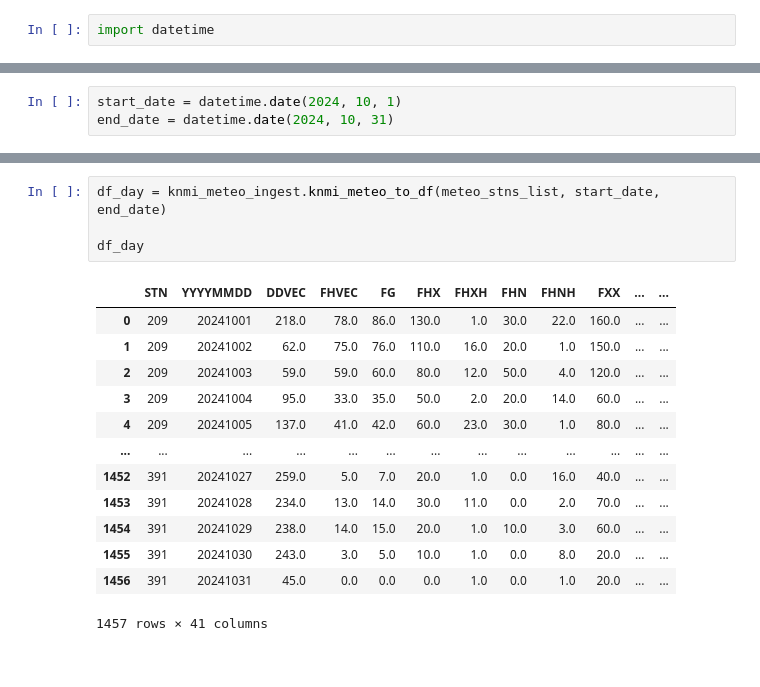
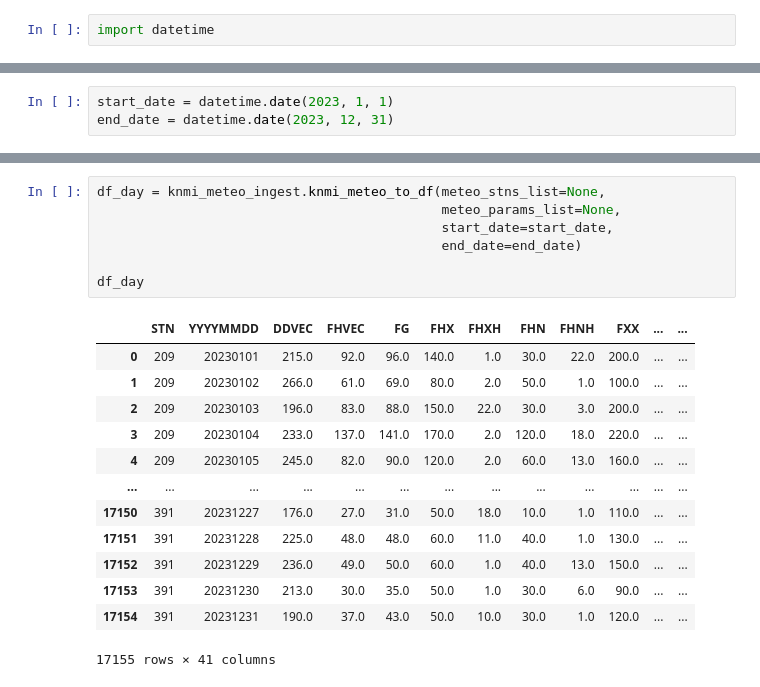
Before and after one commit to tomrooijakkers/data-science-portfolio, a Jupyter notebook: knmi-weather/knmi_test_notebook.ipynb, the cells around one changed output, grey strips where cells are left out. Saved outputs shown, nothing was run; the diff lists cells and outputs as text.

```diff
--- a/knmi-weather/knmi_test_notebook.ipynb
+++ b/knmi-weather/knmi_test_notebook.ipynb
@@ -7,3 +7,3 @@ import knmiclasses
 # %%
-start_date = datetime.date(2024, 10, 1)
-end_date = datetime.date(2024, 10, 31)
+start_date = datetime.date(2023, 1, 1)
+end_date = datetime.date(2023, 12, 31)
@@ -24,18 +19,21 @@ Success.
 # %%
-df_day = knmi_meteo_ingest.knmi_meteo_to_df(meteo_stns_list, start_date, end_date)
+df_day = knmi_meteo_ingest.knmi_meteo_to_df(meteo_stns_list=None,
+                                            meteo_params_list=None,
+                                            start_date=start_date,
+                                            end_date=end_date)
 
 df_day
 # %% [output]
 |  | STN | YYYYMMDD | DDVEC | FHVEC | FG | FHX | FHXH | FHN | FHNH | FXX | ... | ... |
-| 0 | 209 | 20241001 | 218.0 | 78.0 | 86.0 | 130.0 | 1.0 | 30.0 | 22.0 | 160.0 | ... | ... |
-| 1 | 209 | 20241002 | 62.0 | 75.0 | 76.0 | 110.0 | 16.0 | 20.0 | 1.0 | 150.0 | ... | ... |
-| 2 | 209 | 20241003 | 59.0 | 59.0 | 60.0 | 80.0 | 12.0 | 50.0 | 4.0 | 120.0 | ... | ... |
-| 3 | 209 | 20241004 | 95.0 | 33.0 | 35.0 | 50.0 | 2.0 | 20.0 | 14.0 | 60.0 | ... | ... |
-| 4 | 209 | 20241005 | 137.0 | 41.0 | 42.0 | 60.0 | 23.0 | 30.0 | 1.0 | 80.0 | ... | ... |
+| 0 | 209 | 20230101 | 215.0 | 92.0 | 96.0 | 140.0 | 1.0 | 30.0 | 22.0 | 200.0 | ... | ... |
+| 1 | 209 | 20230102 | 266.0 | 61.0 | 69.0 | 80.0 | 2.0 | 50.0 | 1.0 | 100.0 | ... | ... |
+| 2 | 209 | 20230103 | 196.0 | 83.0 | 88.0 | 150.0 | 22.0 | 30.0 | 3.0 | 200.0 | ... | ... |
+| 3 | 209 | 20230104 | 233.0 | 137.0 | 141.0 | 170.0 | 2.0 | 120.0 | 18.0 | 220.0 | ... | ... |
+| 4 | 209 | 20230105 | 245.0 | 82.0 | 90.0 | 120.0 | 2.0 | 60.0 | 13.0 | 160.0 | ... | ... |
 | ... | ... | ... | ... | ... | ... | ... | ... | ... | ... | ... | ... | ... |
-| 1452 | 391 | 20241027 | 259.0 | 5.0 | 7.0 | 20.0 | 1.0 | 0.0 | 16.0 | 40.0 | ... | ... |
-| 1453 | 391 | 20241028 | 234.0 | 13.0 | 14.0 | 30.0 | 11.0 | 0.0 | 2.0 | 70.0 | ... | ... |
-| 1454 | 391 | 20241029 | 238.0 | 14.0 | 15.0 | 20.0 | 1.0 | 10.0 | 3.0 | 60.0 | ... | ... |
-| 1455 | 391 | 20241030 | 243.0 | 3.0 | 5.0 | 10.0 | 1.0 | 0.0 | 8.0 | 20.0 | ... | ... |
-| 1456 | 391 | 20241031 | 45.0 | 0.0 | 0.0 | 0.0 | 1.0 | 0.0 | 1.0 | 20.0 | ... | ... |
+| 17150 | 391 | 20231227 | 176.0 | 27.0 | 31.0 | 50.0 | 18.0 | 10.0 | 1.0 | 110.0 | ... | ... |
+| 17151 | 391 | 20231228 | 225.0 | 48.0 | 48.0 | 60.0 | 11.0 | 40.0 | 1.0 | 130.0 | ... | ... |
+| 17152 | 391 | 20231229 | 236.0 | 49.0 | 50.0 | 60.0 | 1.0 | 40.0 | 13.0 | 150.0 | ... | ... |
+| 17153 | 391 | 20231230 | 213.0 | 30.0 | 35.0 | 50.0 | 1.0 | 30.0 | 6.0 | 90.0 | ... | ... |
+| 17154 | 391 | 20231231 | 190.0 | 37.0 | 43.0 | 50.0 | 10.0 | 30.0 | 1.0 | 120.0 | ... | ... |
-1457 rows × 41 columns
+17155 rows × 41 columns
```
Also changed, not shown: parts of 7 cells of this notebook, 3 other files.
